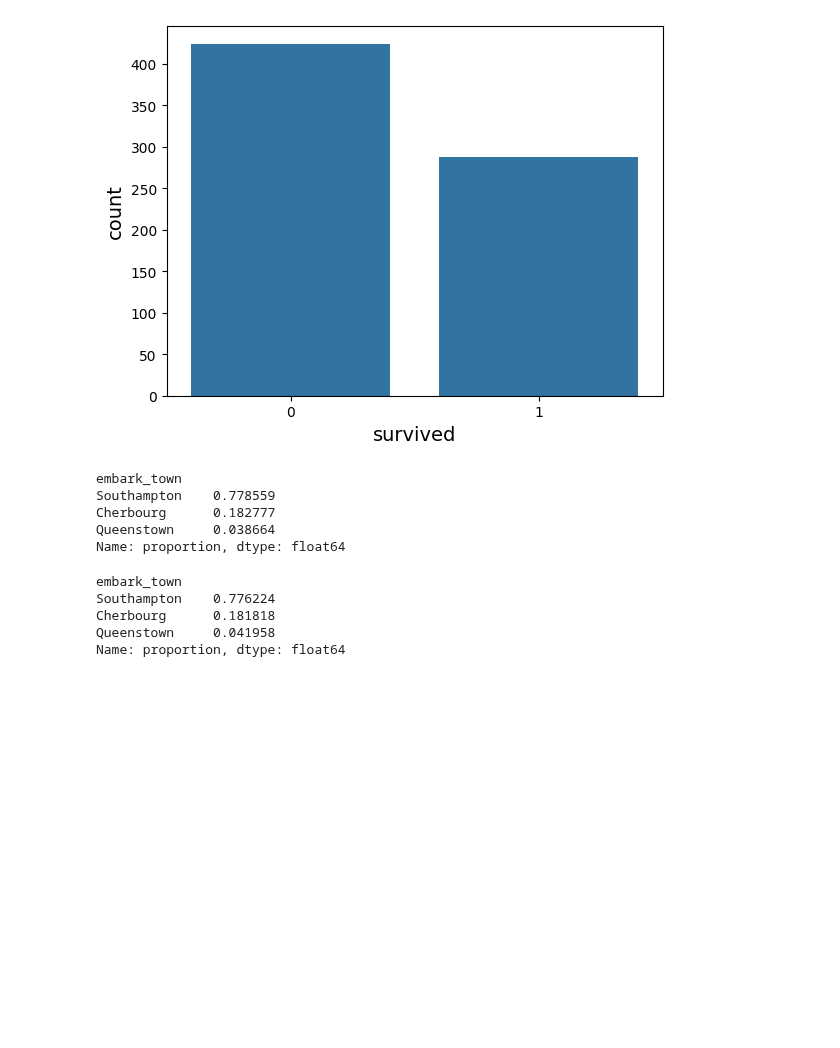
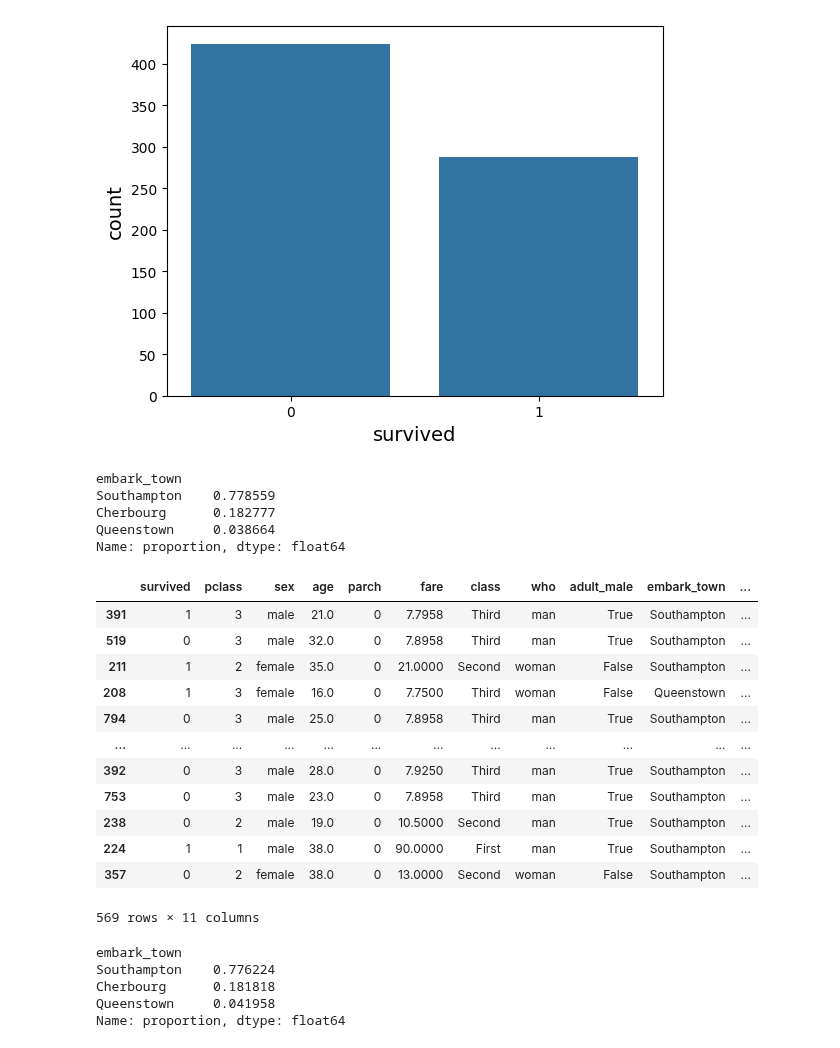
Before and after one commit to jl-padilla/ONLINE_DS_THEBRIDGE_repo, a Jupyter notebook: sprint10/unidad2/Practica_Obligatoria/18_Practica_Obligatoria_Clasificacion_y_Regresion_Logistica.ipynb, the cells around one changed output. Cells and saved outputs as stored; diff of their text form; code cells hidden in the pictures; blank space fills up the shorter version.

```diff
--- a/sprint10/unidad2/Practica_Obligatoria/18_Practica_Obligatoria_Clasificacion_y_Regresion_Logistica.ipynb
+++ b/sprint10/unidad2/Practica_Obligatoria/18_Practica_Obligatoria_Clasificacion_y_Regresion_Logistica.ipynb
@@ -200,6 +200,22 @@ Southampton    0.778559
 Cherbourg      0.182777
 Queenstown     0.038664
 Name: proportion, dtype: float64
+# %%
+train_set
+# %% [output]
+|  | survived | pclass | sex | age | parch | fare | class | who | adult_male | embark_town | ... |
+| 391 | 1 | 3 | male | 21.0 | 0 | 7.7958 | Third | man | True | Southampton | ... |
+| 519 | 0 | 3 | male | 32.0 | 0 | 7.8958 | Third | man | True | Southampton | ... |
+| 211 | 1 | 2 | female | 35.0 | 0 | 21.0000 | Second | woman | False | Southampton | ... |
+| 208 | 1 | 3 | female | 16.0 | 0 | 7.7500 | Third | woman | False | Queenstown | ... |
+| 794 | 0 | 3 | male | 25.0 | 0 | 7.8958 | Third | man | True | Southampton | ... |
+| ... | ... | ... | ... | ... | ... | ... | ... | ... | ... | ... | ... |
+| 392 | 0 | 3 | male | 28.0 | 0 | 7.9250 | Third | man | True | Southampton | ... |
+| 753 | 0 | 3 | male | 23.0 | 0 | 7.8958 | Third | man | True | Southampton | ... |
+| 238 | 0 | 2 | male | 19.0 | 0 | 10.5000 | Second | man | True | Southampton | ... |
+| 224 | 1 | 1 | male | 38.0 | 0 | 90.0000 | First | man | True | Southampton | ... |
+| 357 | 0 | 2 | female | 38.0 | 0 | 13.0000 | Second | woman | False | Southampton | ... |
+569 rows × 11 columns
 # %%
 test_set["embark_town"].value_counts(normalize=True)
 # %% [output]
```
Also changed, not shown: parts of 17 cells of this notebook.
